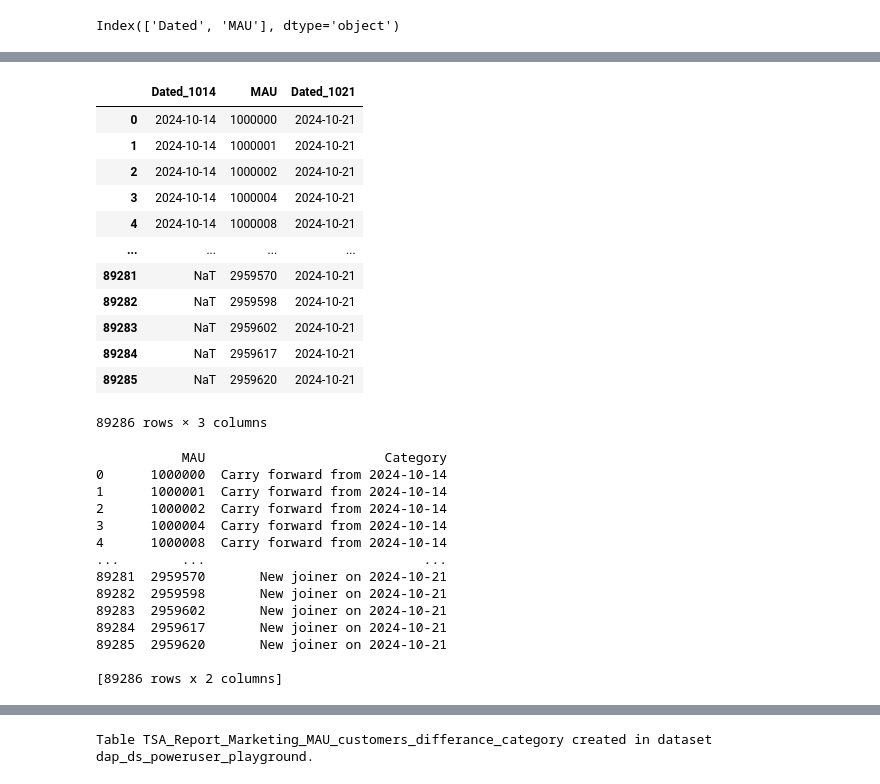
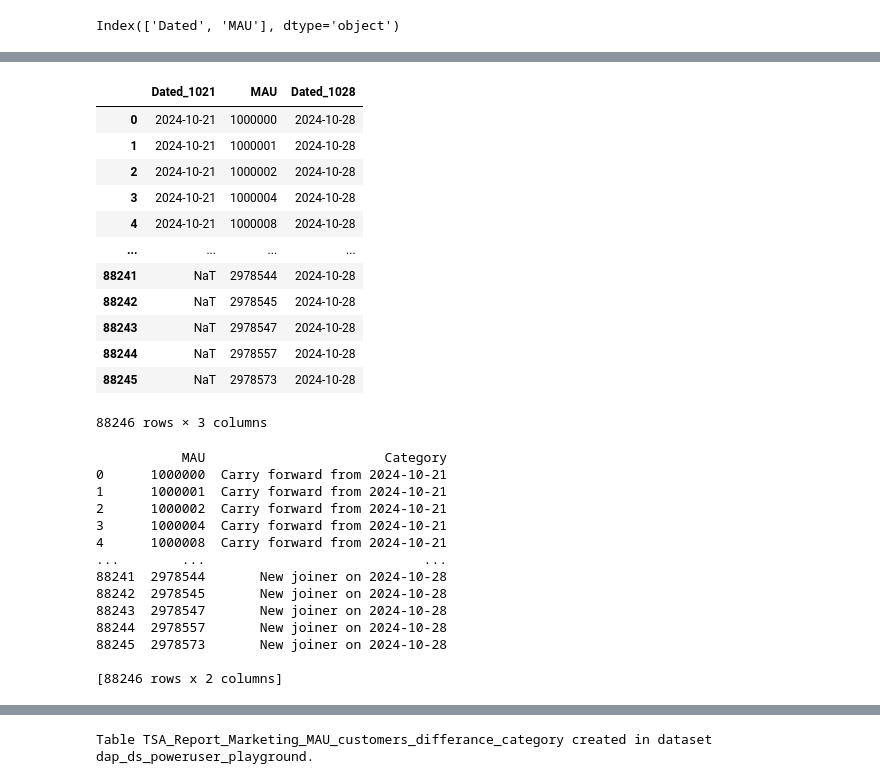
Before and after one commit to dchakroborti-tonik/MAU_MMAU_REPORT, a Jupyter notebook: TSA_REPORT_TEMPLATE_v2.ipynb, the cells around one changed output, grey strips where cells are left out. Saved outputs shown, nothing was run; the diff lists cells and outputs as text; code cells hidden in the pictures.

Commit message:
Updated Week starting 28-10-2024

```diff
--- a/TSA_REPORT_TEMPLATE_v2.ipynb
+++ b/TSA_REPORT_TEMPLATE_v2.ipynb
@@ -35,8 +35,8 @@ def get_week_start_dates(start_date, end_date):
         current_date += relativedelta(weeks=1)
     return week_start_dates
 
-start_date = datetime.date(2024, 10, 21)
-end_date = datetime.date(2024, 10, 27)
+start_date = datetime.date(2024, 10, 28)
+end_date = datetime.date(2024, 11, 3)
 
 week_start_dates = get_week_start_dates(start_date, end_date)
 print(week_start_dates)
@@ -759,5 +759,5 @@ Dated
 Name: count, dtype: int64
 # %%
 # Separate data into two dataframes based on date
-df_1014 = df[df['Dated'] == '2024-10-14'].reset_index(drop=True)
 df_1021 = df[df['Dated'] == '2024-10-21'].reset_index(drop=True)
+df_1028 = df[df['Dated'] == '2024-10-28'].reset_index(drop=True)
@@ -782,30 +782,30 @@ df_1021.head()
 # %%
 # Merge to find customers present on both dates
-merged = pd.merge(df_1014, df_1021, on='MAU', suffixes=('_1014', '_1021'), how='outer')
+merged = pd.merge(df_1021, df_1028, on='MAU', suffixes=('_1021', '_1028'), how='outer')
 merged
 # %% [output]
-|  | Dated_1014 | MAU | Dated_1021 |
-| 0 | 2024-10-14 | 1000000 | 2024-10-21 |
-| 1 | 2024-10-14 | 1000001 | 2024-10-21 |
-| 2 | 2024-10-14 | 1000002 | 2024-10-21 |
-| 3 | 2024-10-14 | 1000004 | 2024-10-21 |
-| 4 | 2024-10-14 | 1000008 | 2024-10-21 |
+|  | Dated_1021 | MAU | Dated_1028 |
+| 0 | 2024-10-21 | 1000000 | 2024-10-28 |
+| 1 | 2024-10-21 | 1000001 | 2024-10-28 |
+| 2 | 2024-10-21 | 1000002 | 2024-10-28 |
+| 3 | 2024-10-21 | 1000004 | 2024-10-28 |
+| 4 | 2024-10-21 | 1000008 | 2024-10-28 |
 | ... | ... | ... | ... |
-| 89281 | NaT | 2959570 | 2024-10-21 |
-| 89282 | NaT | 2959598 | 2024-10-21 |
-| 89283 | NaT | 2959602 | 2024-10-21 |
-| 89284 | NaT | 2959617 | 2024-10-21 |
-| 89285 | NaT | 2959620 | 2024-10-21 |
+| 88241 | NaT | 2978544 | 2024-10-28 |
+| 88242 | NaT | 2978545 | 2024-10-28 |
+| 88243 | NaT | 2978547 | 2024-10-28 |
+| 88244 | NaT | 2978557 | 2024-10-28 |
+| 88245 | NaT | 2978573 | 2024-10-28 |
-89286 rows × 3 columns
+88246 rows × 3 columns
 # %%
 # Function to categorize customer presence
 def categorize_presence(row):
-    if pd.isna(row['Dated_1021']):
-        return 'Not available on 2024-10-21'
-    elif pd.isna(row['Dated_1014']):
-        return 'New joiner on 2024-10-21'
+    if pd.isna(row['Dated_1028']):
+        return 'Not available on 2024-10-28'
+    elif pd.isna(row['Dated_1021']):
+        return 'New joiner on 2024-10-28'
     else:
-        return 'Carry forward from 2024-10-14'
+        return 'Carry forward from 2024-10-21'
 
 # Apply function to create category column
 merged['Category'] = merged.apply(categorize_presence, axis=1)
@@ -814,19 +814,19 @@ merged['Category'] = merged.apply(categorize_presence, axis=1)
 print(merged[['MAU', 'Category']])
 # %% [output]
            MAU                       Category
-0      1000000  Carry forward from 2024-10-14
-1      1000001  Carry forward from 2024-10-14
-2      1000002  Carry forward from 2024-10-14
-3      1000004  Carry forward from 2024-10-14
-4      1000008  Carry forward from 2024-10-14
+0      1000000  Carry forward from 2024-10-21
+1      1000001  Carry forward from 2024-10-21
+2      1000002  Carry forward from 2024-10-21
+3      1000004  Carry forward from 2024-10-21
+4      1000008  Carry forward from 2024-10-21
 ...        ...                            ...
-89281  2959570       New joiner on 2024-10-21
-89282  2959598       New joiner on 2024-10-21
-89283  2959602       New joiner on 2024-10-21
-89284  2959617       New joiner on 2024-10-21
-89285  2959620       New joiner on 2024-10-21
+88241  2978544       New joiner on 2024-10-28
+88242  2978545       New joiner on 2024-10-28
+88243  2978547       New joiner on 2024-10-28
+88244  2978557       New joiner on 2024-10-28
+88245  2978573       New joiner on 2024-10-28
 
-[89286 rows x 2 columns]
+[88246 rows x 2 columns]
 # %%
 merged['Category'].value_counts(dropna=False)
 # %% [output]
```
Also changed, not shown: parts of 38 cells of this notebook.
